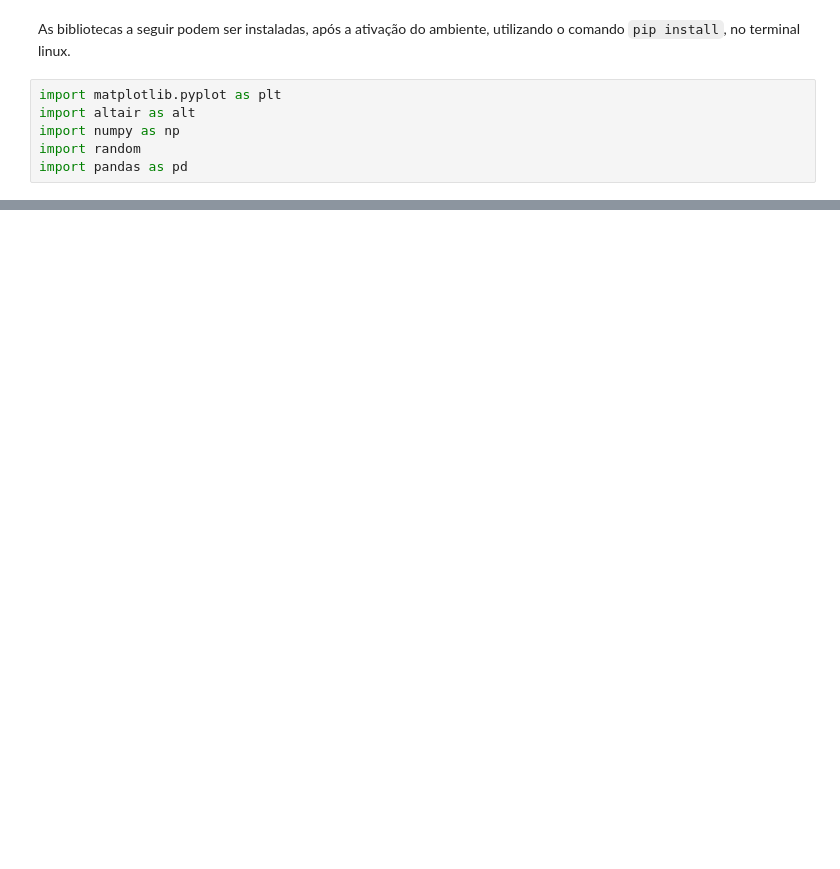
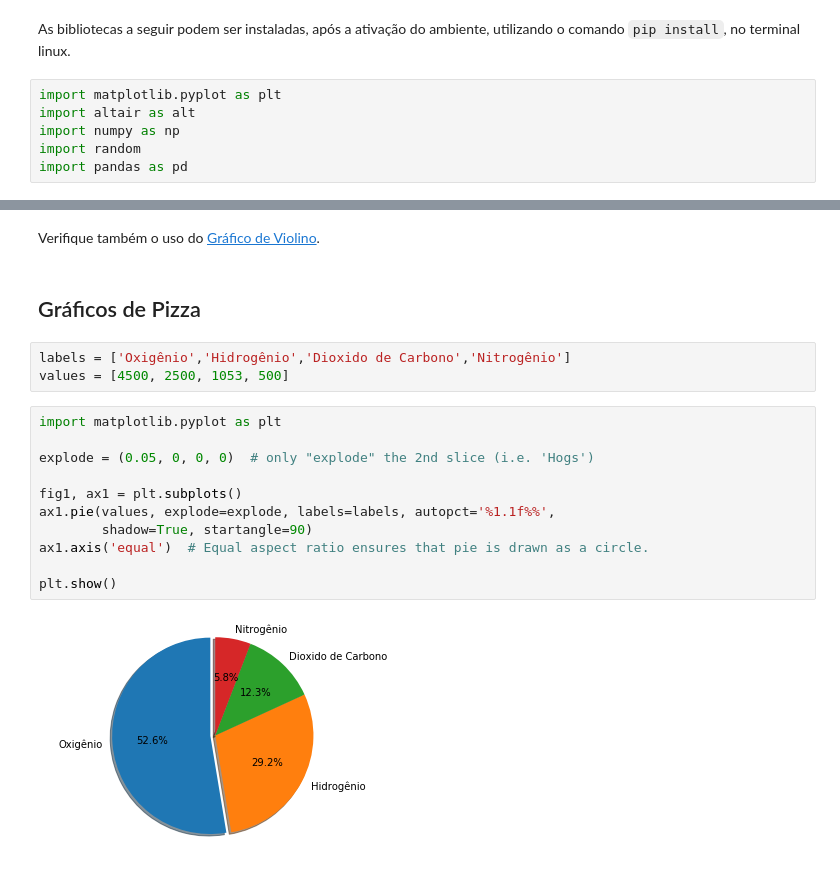
Before and after one commit to marcielbp/Statistics-and-Probability, a Jupyter notebook: python/notebooks/praticas/pr02.ipynb, the cells around one changed output, grey strips where cells are left out. Saved outputs shown, nothing was run; the diff lists cells and outputs as text; blank space fills up the shorter version.

```diff
--- a/python/notebooks/praticas/pr02.ipynb
+++ b/python/notebooks/praticas/pr02.ipynb
@@ -214,0 +128,20 @@ plt.show()
+# %% [markdown]
+Verifique também o uso do [Gráfico de Violino](https://plot.ly/python/violin/).
+# %% [markdown]
+## Gráficos de Pizza
+# %%
+labels = ['Oxigênio','Hidrogênio','Dioxido de Carbono','Nitrogênio']
+values = [4500, 2500, 1053, 500]
+# %%
+import matplotlib.pyplot as plt
+
+explode = (0.05, 0, 0, 0)  # only "explode" the 2nd slice (i.e. 'Hogs')
+
+fig1, ax1 = plt.subplots()
+ax1.pie(values, explode=explode, labels=labels, autopct='%1.1f%%',
+        shadow=True, startangle=90)
+ax1.axis('equal')  # Equal aspect ratio ensures that pie is drawn as a circle.
+
+plt.show()
+# %% [output]
+[figure, added]
```
Also changed, not shown: parts of 34 cells of this notebook, 2 other files.
